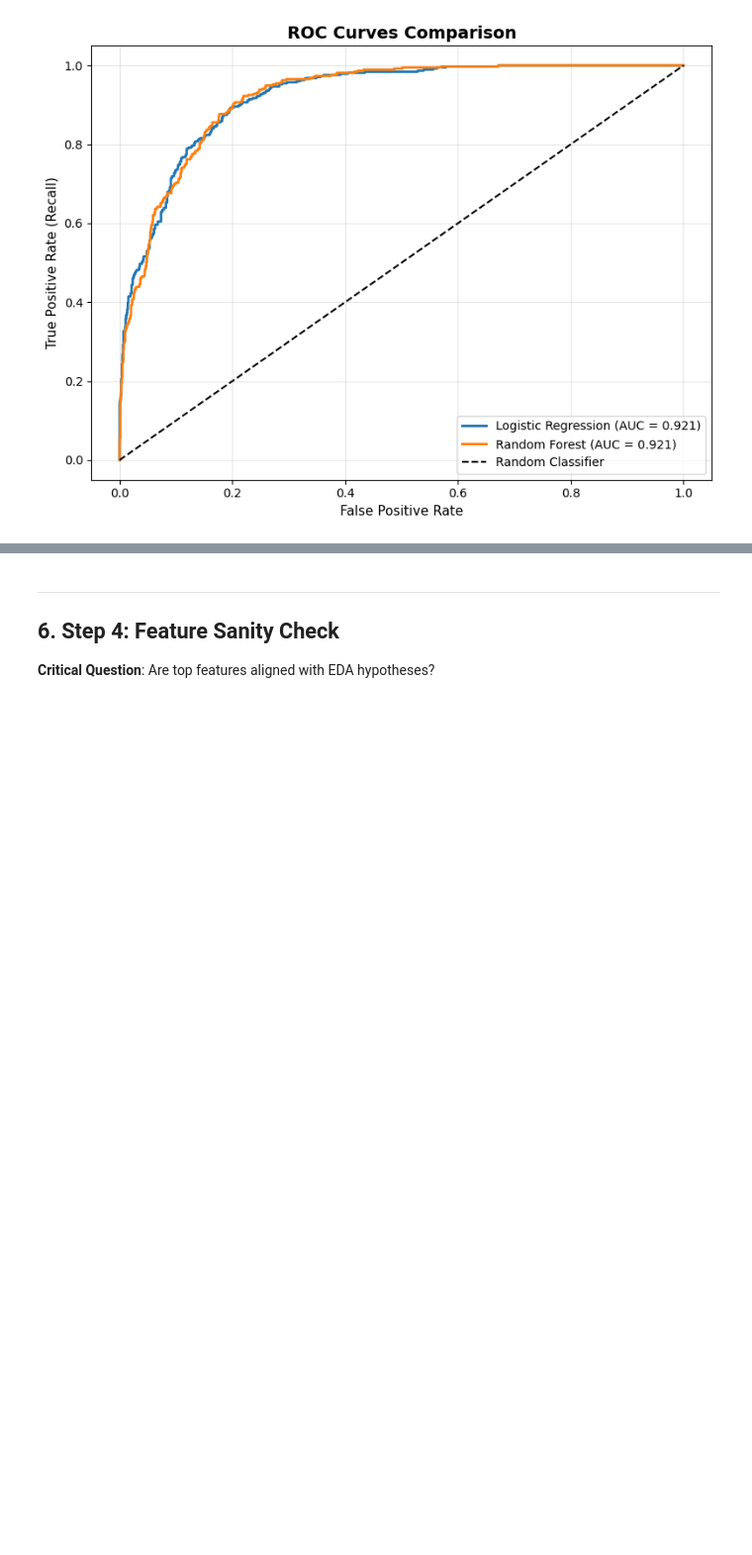
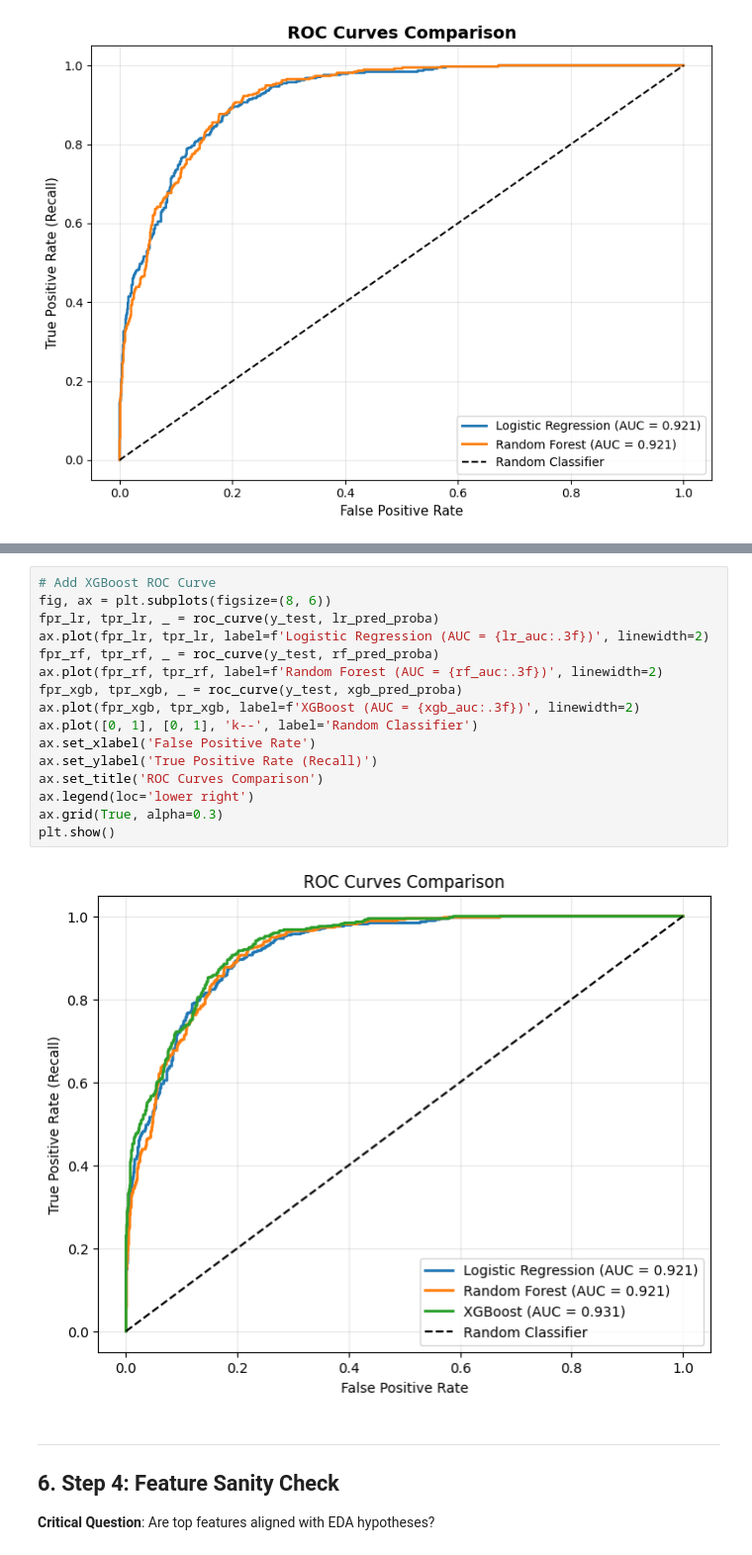
Before and after one commit to JAMIEL-J/Customer-Churn-Prediction, a Jupyter notebook: notebooks/03_modeling.ipynb, the cells around one changed output, grey strips where cells are left out. Shown at 99% size. Drawn from its saved outputs; the diff is of its cells as text; blank space fills up the shorter version.

```diff
--- a/notebooks/03_modeling.ipynb
+++ b/notebooks/03_modeling.ipynb
@@ -463,3 +521,21 @@ plt.show()
+# %%
+# Add XGBoost ROC Curve
+fig, ax = plt.subplots(figsize=(8, 6))
+fpr_lr, tpr_lr, _ = roc_curve(y_test, lr_pred_proba)
+ax.plot(fpr_lr, tpr_lr, label=f'Logistic Regression (AUC = {lr_auc:.3f})', linewidth=2)
+fpr_rf, tpr_rf, _ = roc_curve(y_test, rf_pred_proba)
+ax.plot(fpr_rf, tpr_rf, label=f'Random Forest (AUC = {rf_auc:.3f})', linewidth=2)
+fpr_xgb, tpr_xgb, _ = roc_curve(y_test, xgb_pred_proba)
+ax.plot(fpr_xgb, tpr_xgb, label=f'XGBoost (AUC = {xgb_auc:.3f})', linewidth=2)
+ax.plot([0, 1], [0, 1], 'k--', label='Random Classifier')
+ax.set_xlabel('False Positive Rate')
+ax.set_ylabel('True Positive Rate (Recall)')
+ax.set_title('ROC Curves Comparison')
+ax.legend(loc='lower right')
+ax.grid(True, alpha=0.3)
+plt.show()
+# %% [output]
+[figure, added]
 # %% [markdown]
 ---
 
```
Also changed, not shown: parts of 11 cells of this notebook, 23 other files.
